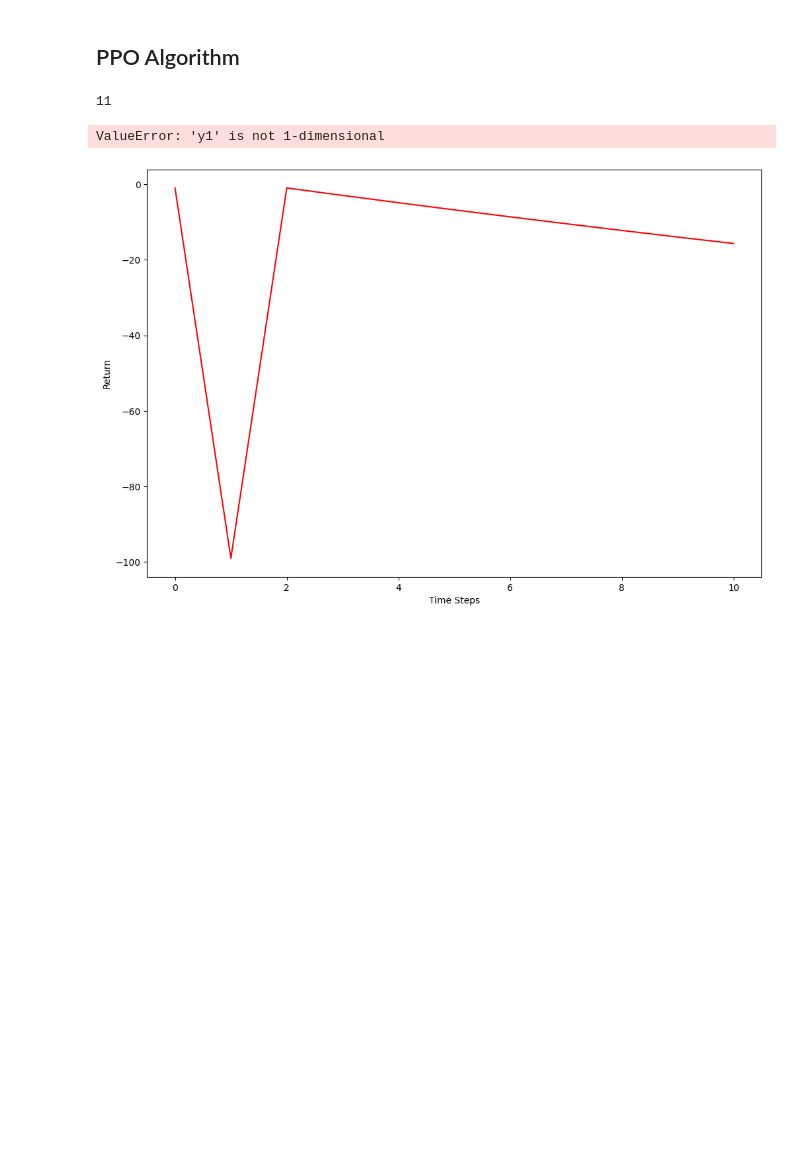
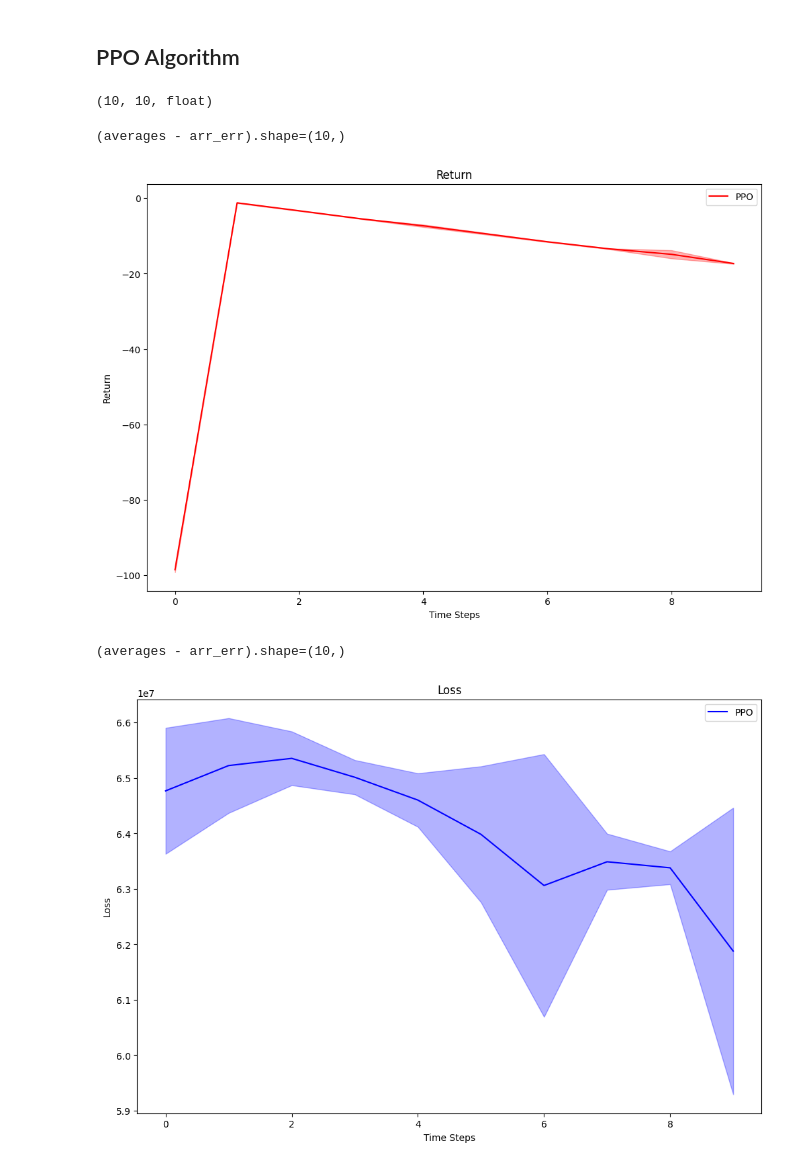
Before and after one commit to richiksc/cs5180-final-project, a Jupyter notebook: ppo.ipynb, the cells around one changed output. Cells and saved outputs as stored; diff of their text form; code cells hidden in the pictures; blank space fills up the shorter version.

```diff
--- a/ppo.ipynb
+++ b/ppo.ipynb
@@ -667,13 +668,20 @@ class PPOAgentTrainer(object):
                     Implement the Actor-Critic algorithm here.
             """
             # Collect one transition
-            action, log_prob, state_value = self.agent.get_action(self.compute_state_feature(state))
+            state_tensor = self.compute_state_feature(state)
+
+            action, log_prob, state_value = self.agent.get_action(state_tensor)
             next_state, reward, terminated, truncated, info = self.env.step(action)
             done = terminated or truncated
 
-            state_tensor = self.compute_state_feature(state)
+            next_state_tensor = self.compute_state_feature(next_state)
 
-            self.replay_buffer.add(state_tensor, action, reward, self.compute_state_feature(next_state), done, log_prob, state_value)
+            if truncated:
+                _, _, next_state_value = self.agent.get_action(next_state_tensor)
+                reward += self.gamma * next_state_value.detach()
+
+
+            self.replay_buffer.add(state_tensor, action, reward, next_state_tensor, done, log_prob, state_value)
 
             if not done:
                 state = next_state
@@ -682,12 +690,12 @@ class PPOAgentTrainer(object):
                 state, info = self.env.reset()
                 done = False
 
-            if t % self.params['update_frequency'] == 0: # PPO update every N iterations
+            if t % self.params['update_frequency'] == 0 and t >= self.params['warmup_period']: # PPO update every N iterations
                 # update both network weights
                 G, loss = self.update_actor_critic_networks()
 
                 # Save the return and loss
-                train_returns.append(G)
+                train_returns.append(G.item())
                 train_losses.append(loss)
 
             # Add description
@@ -708,6 +716,7 @@ if __name__ == "__main__":
         'entropy_coef': 0.01,
         'buffer_size': my_env.max_time_steps * 2,
         'update_frequency': my_env.max_time_steps * 2,
+        'warmup_period': my_env.max_time_steps,
         'epsilon': 0.2,
         'epochs_per_update': 5
     }
@@ -722,12 +731,14 @@ if __name__ == "__main__":
         ppo_returns.append(returns)
         ppo_losses.append(losses)
 # %%
-len(ppo_returns[0])
+len(ppo_returns), len(ppo_returns[0]), type(ppo_returns[0][0])
 # %% [output]
-11
+(10, 10, float)
 # %%
-plot_curves([np.array(ppo_returns)], ['One-step actor-critic'], ['r'], 'Return', 'Return', smoothing = True)
-plot_curves([np.array(ppo_losses)], ['One-step actor-critic'], ['b'], 'Loss', 'Loss', smoothing = True)
+plot_curves([np.array(ppo_returns)], ['PPO'], ['r'], 'Return', 'Return', smoothing = False)
+plot_curves([np.array(ppo_losses)], ['PPO'], ['b'], 'Loss', 'Loss', smoothing = False)
 # %% [output]
-ValueError: 'y1' is not 1-dimensional
+(averages - arr_err).shape=(10,)
-[figure, old version]
+[figure, new version]
+(averages - arr_err).shape=(10,)
+[figure, added]
```
Also changed, not shown: parts of 1 cell of this notebook.
